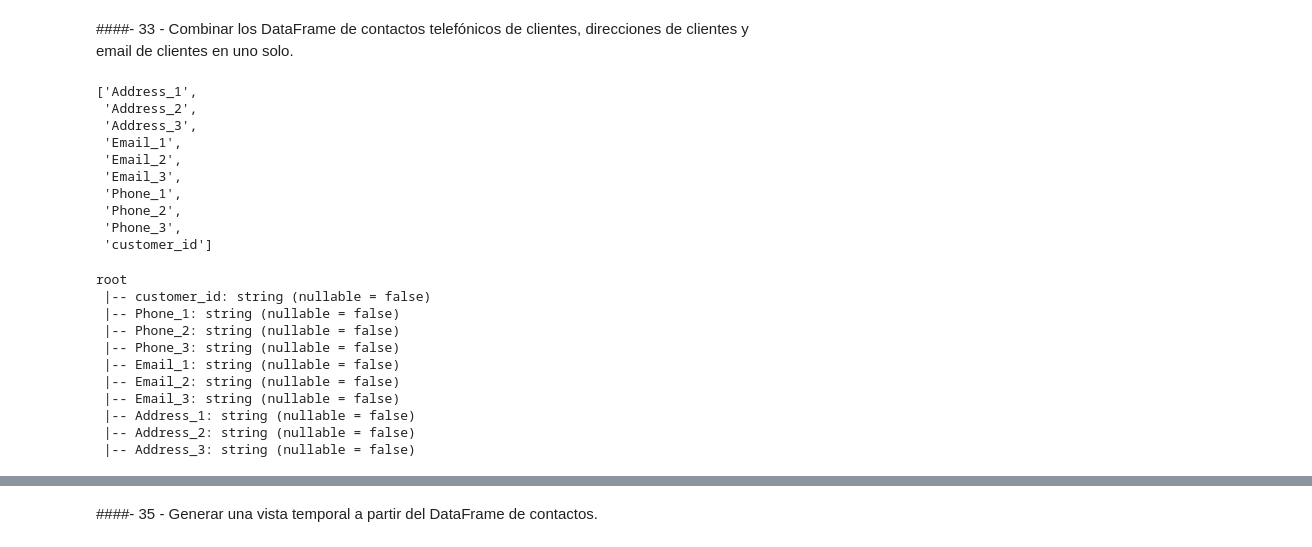
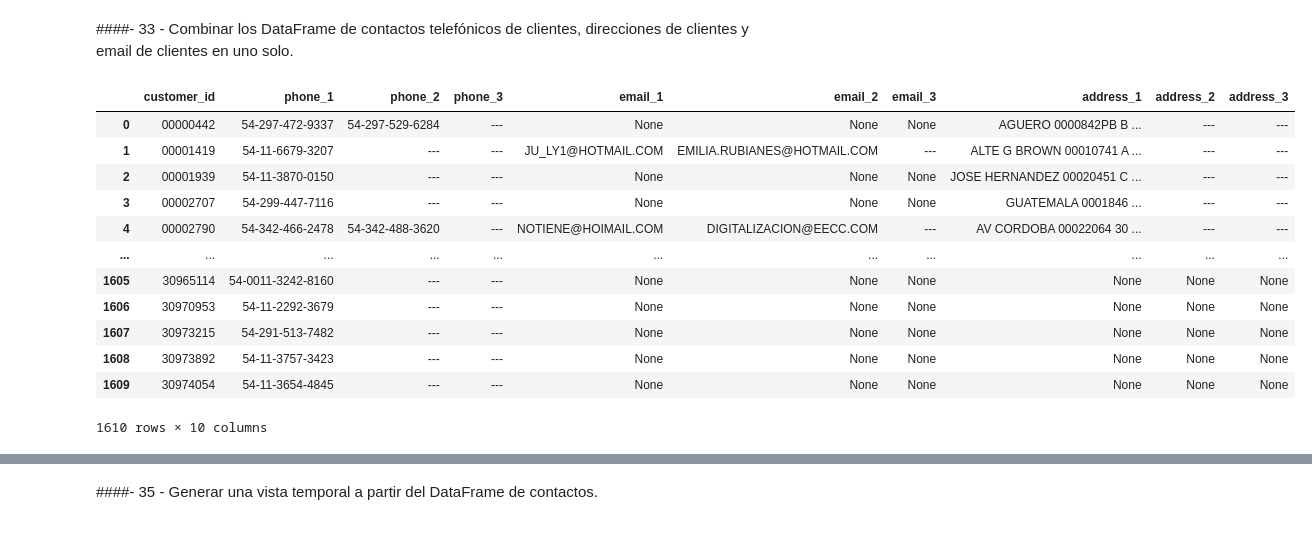
Before and after one commit to iGhostlp/Albus, a Jupyter notebook: Proyecto_BBVA.ipynb, the cells around one changed output, grey strips where cells are left out. Drawn from its saved outputs; the diff is of its cells as text; code cells hidden in the pictures.

```diff
--- a/Proyecto_BBVA.ipynb
+++ b/Proyecto_BBVA.ipynb
@@ -558,36 +371,21 @@ NameError: ignored
 # %% [markdown]
 ####- 33 - Combinar los DataFrame de contactos telefónicos de clientes, direcciones de clientes y email de clientes en uno solo.
 # %%
-#BBVAW2T2-33
-
-
-df_contactos = df_pivot_phone.join(df_pivot_email, "customer_id") \
-                   .join(df_pivot_address, "customer_id")
+df_contacts = df_pivot_phone.join(df_pivot_email, "customer_id", how='full').join(df_pivot_address, "customer_id", how='full')
-# %%
-sorted(df_contactos.columns)
-# %% [output]
-['Address_1',
- 'Address_2',
- 'Address_3',
- 'Email_1',
- 'Email_2',
- 'Email_3',
- 'Phone_1',
- 'Phone_2',
- 'Phone_3',
- 'customer_id']
-# %%
-df_contactos.printSchema()
-# %% [output]
-root
- |-- customer_id: string (nullable = false)
- |-- Phone_1: string (nullable = false)
- |-- Phone_2: string (nullable = false)
- |-- Phone_3: string (nullable = false)
- |-- Email_1: string (nullable = false)
- |-- Email_2: string (nullable = false)
- |-- Email_3: string (nullable = false)
- |-- Address_1: string (nullable = false)
- |-- Address_2: string (nullable = false)
- |-- Address_3: string (nullable = false)
+# %%
+df_contacts.toPandas()
+# %% [output]
+|  | customer_id | phone_1 | phone_2 | phone_3 | email_1 | email_2 | email_3 | address_1 | address_2 | address_3 |
+| 0 | 00000442 | 54-297-472-9337 | 54-297-529-6284 | --- | None | None | None | AGUERO 0000842PB B ... | --- | --- |
+| 1 | 00001419 | 54-11-6679-3207 | --- | --- | JU_LY1@HOTMAIL.COM | EMILIA.RUBIANES@HOTMAIL.COM | --- | ALTE G BROWN 00010741 A ... | --- | --- |
+| 2 | 00001939 | 54-11-3870-0150 | --- | --- | None | None | None | JOSE HERNANDEZ 00020451 C ... | --- | --- |
+| 3 | 00002707 | 54-299-447-7116 | --- | --- | None | None | None | GUATEMALA 0001846 ... | --- | --- |
+| 4 | 00002790 | 54-342-466-2478 | 54-342-488-3620 | --- | NOTIENE@HOIMAIL.COM | DIGITALIZACION@EECC.COM | --- | AV CORDOBA 00022064 30 ... | --- | --- |
+| ... | ... | ... | ... | ... | ... | ... | ... | ... | ... | ... |
+| 1605 | 30965114 | 54-0011-3242-8160 | --- | --- | None | None | None | None | None | None |
+| 1606 | 30970953 | 54-11-2292-3679 | --- | --- | None | None | None | None | None | None |
+| 1607 | 30973215 | 54-291-513-7482 | --- | --- | None | None | None | None | None | None |
+| 1608 | 30973892 | 54-11-3757-3423 | --- | --- | None | None | None | None | None | None |
+| 1609 | 30974054 | 54-11-3654-4845 | --- | --- | None | None | None | None | None | None |
+1610 rows × 10 columns
 # %%
```
Also changed, not shown: parts of 119 cells of this notebook.
